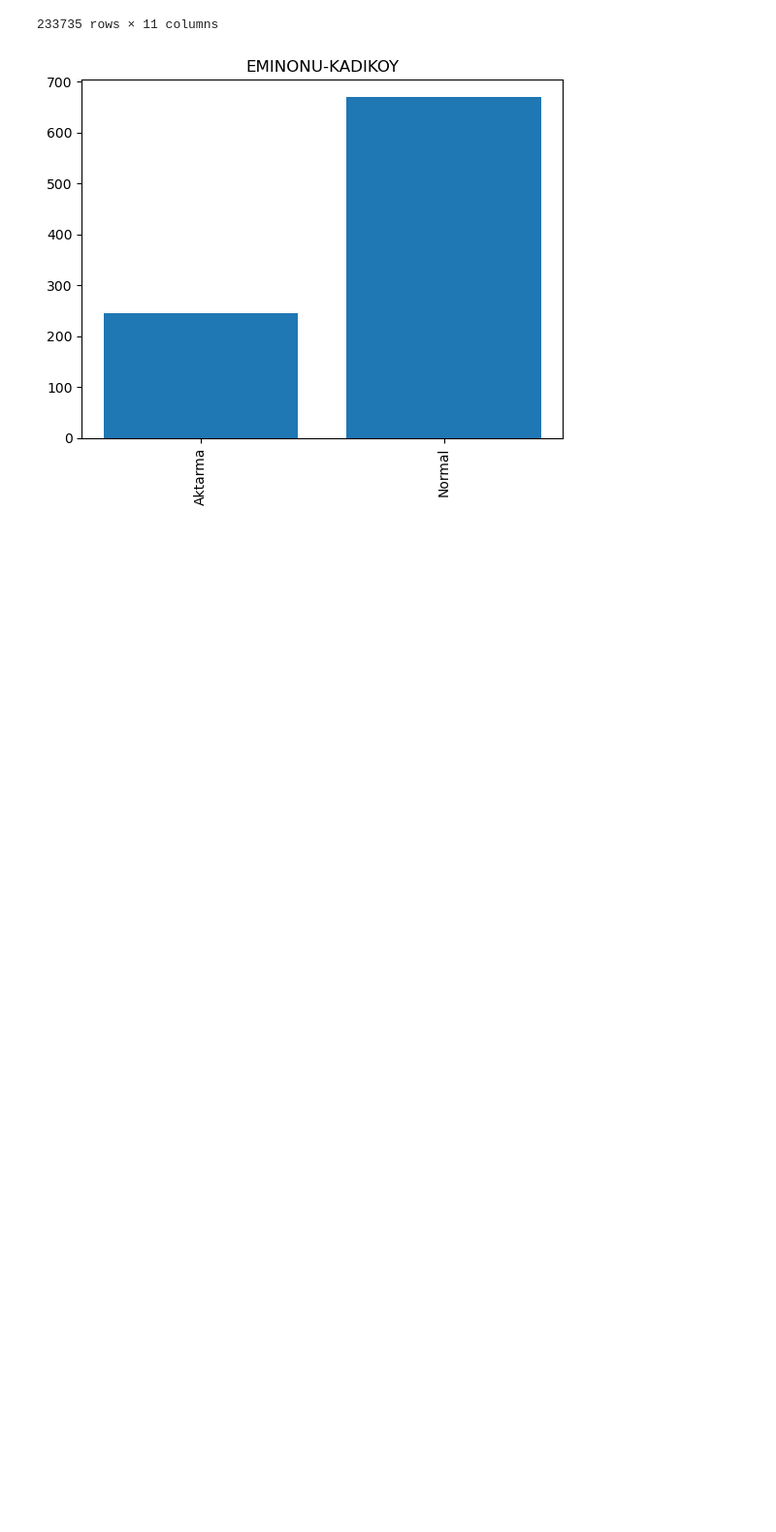
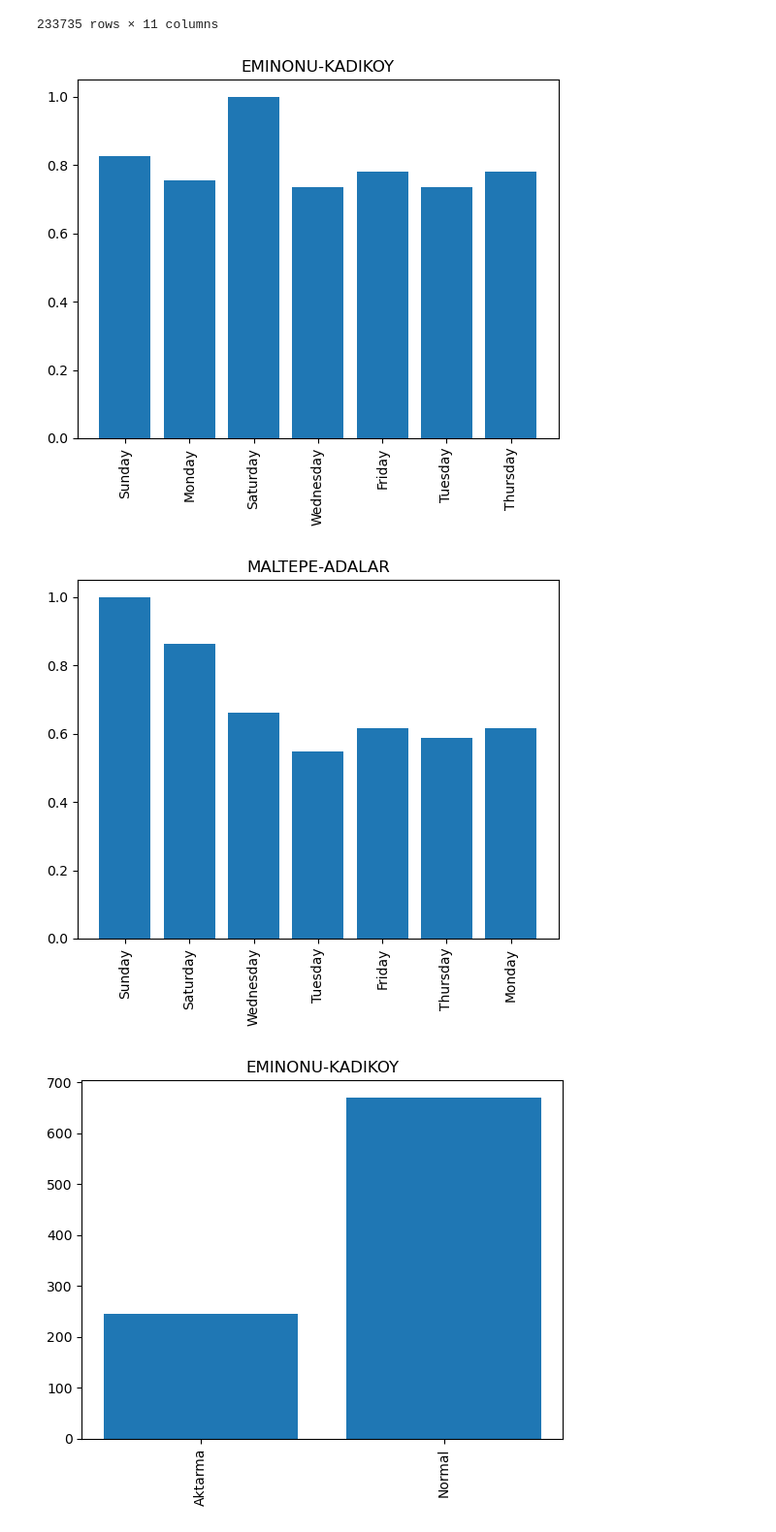
Before and after one commit to senaoz/49Y, a Jupyter notebook: istanbulEylul23/main.ipynb, the cells around one changed output. Shown: that part at 97% size. Saved outputs shown, nothing was run; the diff lists cells and outputs as text; code cells hidden in the pictures; blank space fills up the shorter version.

```diff
--- a/istanbulEylul23/main.ipynb
+++ b/istanbulEylul23/main.ipynb
@@ -186,4 +214,15 @@ df
 | 4200595 | 4200596 | 2023-09-21 | 15 | 3 | DENZ | ADALAR | Aktarma | ... |
 | 4200600 | 4200601 | 2023-09-27 | 5 | 3 | DENZ | ADALAR-KABATAS | Normal | ... |
 233735 rows × 11 columns
+# %%
+#  The bar graph for each line in lines for the density and group by day_of_week and add title to each graph
+
+for line in lines[:2]:
+    plt.bar(df[df['line'] == line].day_of_week, df[df['line'] == line].density)
+    plt.xticks(rotation=90)
+    plt.title(line)
+    plt.show()
+# %% [output]
+[figure, added]
+[figure, added]
 # %%
```
Also changed, not shown: parts of 8 cells of this notebook.
